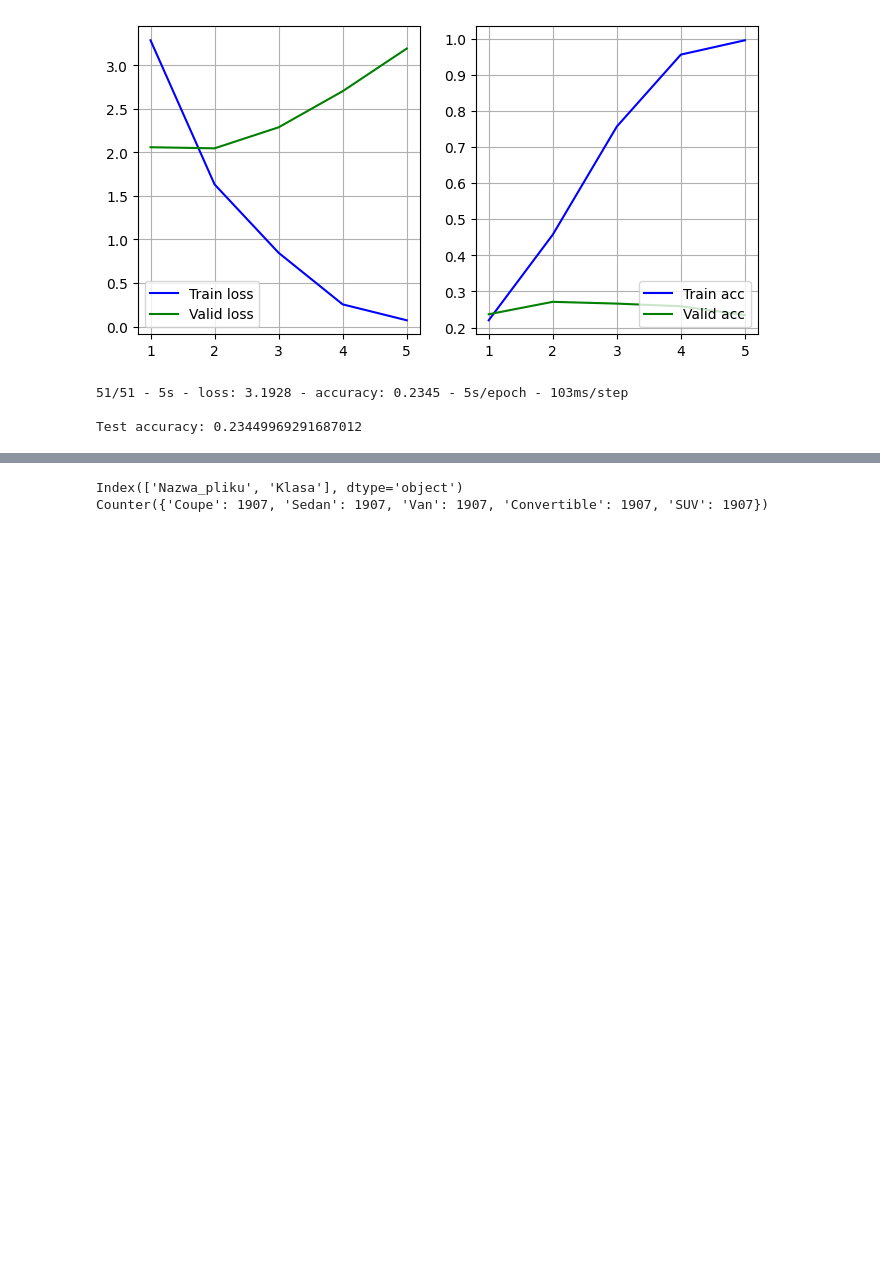
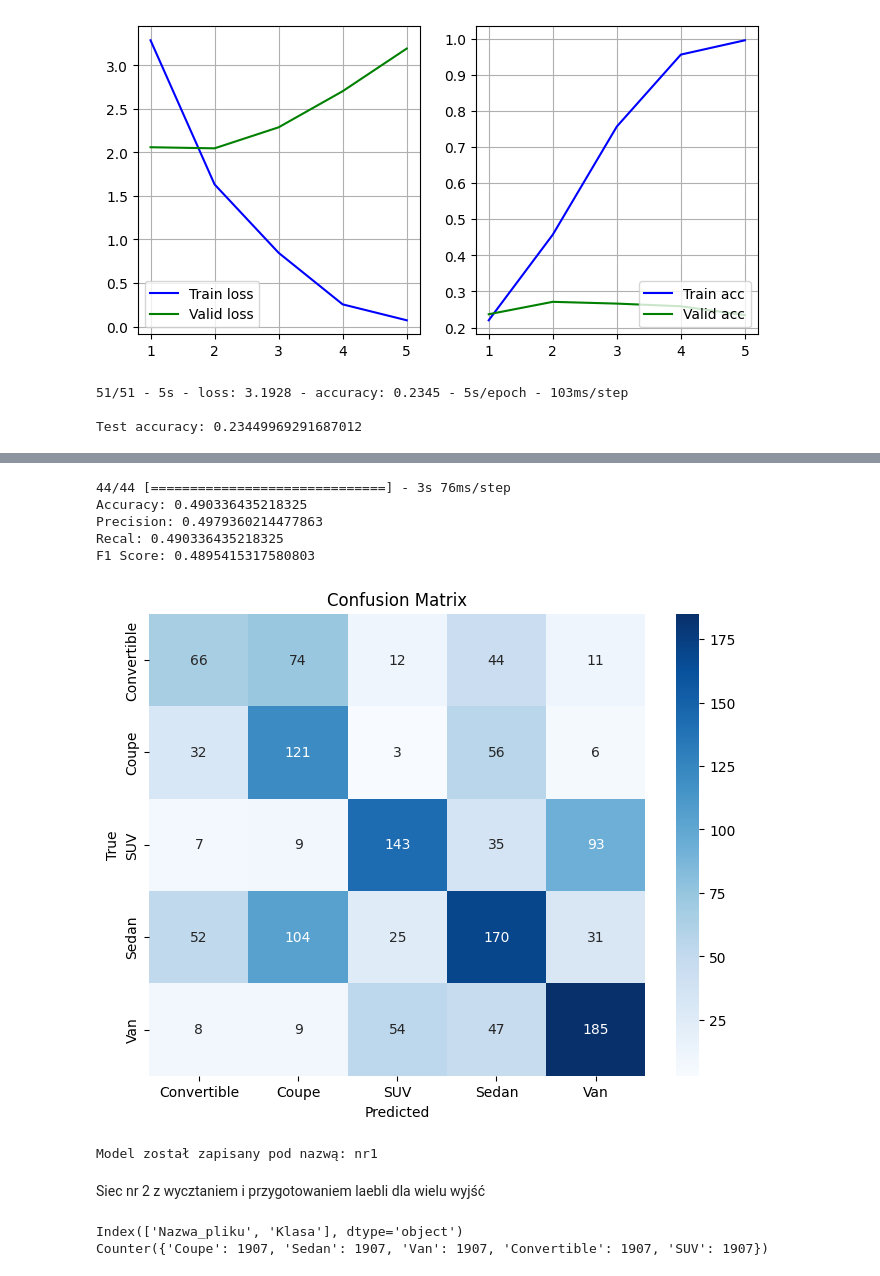
Before and after one commit to Czarkowski/ITML_Project, a Jupyter notebook: main.ipynb, the cells around one changed output, grey strips where cells are left out. Cells and saved outputs as stored; diff of their text form; code cells hidden in the pictures; blank space fills up the shorter version.

```diff
--- a/main.ipynb
+++ b/main.ipynb
@@ -874,3 +809,18 @@ KeyboardInterrupt:
+# %%
+confMatrixSingle(model, X_test, y_test, labels_encoder)
+# %% [output]
+44/44 [==============================] - 3s 76ms/step
+Accuracy: 0.490336435218325
+Precision: 0.4979360214477863
+Recal: 0.490336435218325
+F1 Score: 0.4895415317580803
+[figure, added]
+# %%
+saveModel(model=model, model_name='nr1')
+# %% [output]
+Model został zapisany pod nazwą: nr1
+# %% [markdown]
+Siec nr 2 z wycztaniem i przygotowaniem laebli dla wielu wyjść
 # %%
 images, labels = loadImageGenerated('128x128')
 labelsPlot(labels)
```
Also changed, not shown: parts of 30 cells of this notebook.
